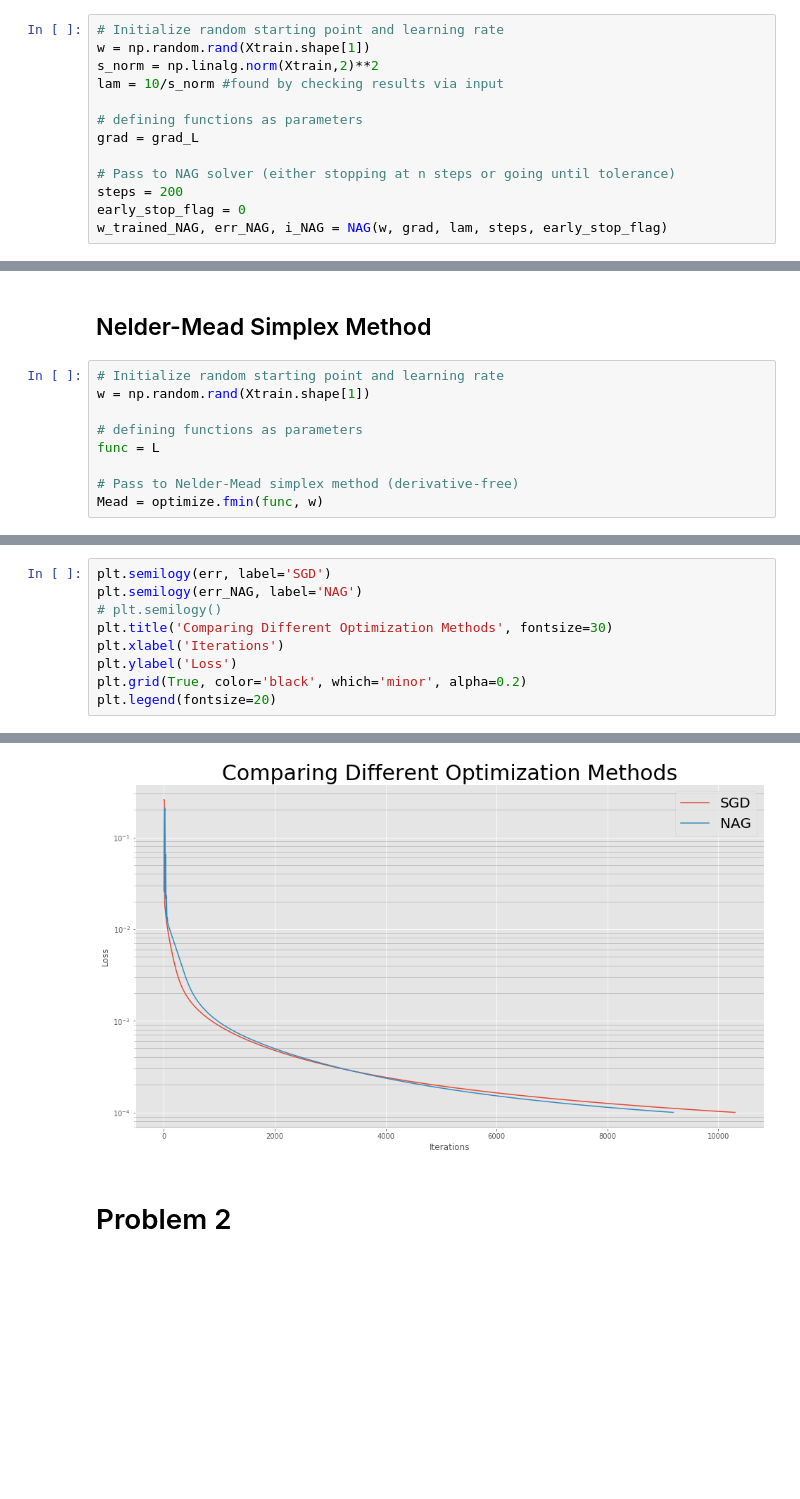
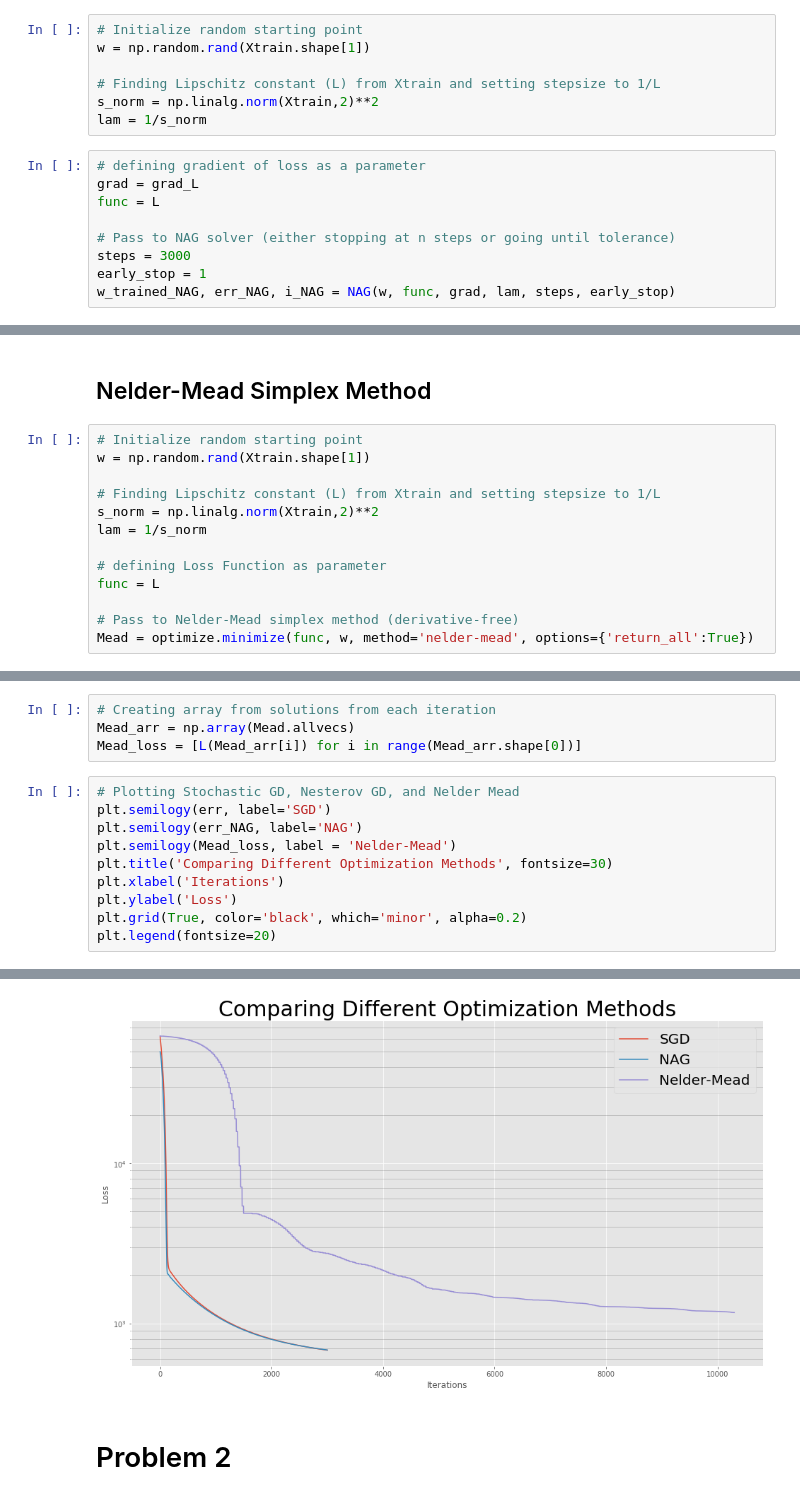
Before and after one commit to brfi3983/Advanced-Convex-Optimization, a Jupyter notebook: HW7-8/hw8.ipynb, the cells around one changed output, grey strips where cells are left out. Saved outputs shown, nothing was run; the diff lists cells and outputs as text; blank space fills up the shorter version.

```diff
--- a/HW7-8/hw8.ipynb
+++ b/HW7-8/hw8.ipynb
@@ -155,14 +161,17 @@ def NAG(x_0, grad_f, lam, steps, early_stop_flag):
+# %%
+# Initialize random starting point
+w = np.random.rand(Xtrain.shape[1])
+
+# Finding Lipschitz constant (L) from Xtrain and setting stepsize to 1/L
+s_norm = np.linalg.norm(Xtrain,2)**2
+lam = 1/s_norm
 # %%
-# Initialize random starting point and learning rate
-w = np.random.rand(Xtrain.shape[1])
-s_norm = np.linalg.norm(Xtrain,2)**2
-lam = 10/s_norm #found by checking results via input
-
-# defining functions as parameters
+# defining gradient of loss as a parameter
 grad = grad_L
+func = L
 
 # Pass to NAG solver (either stopping at n steps or going until tolerance)
-steps = 200
-early_stop_flag = 0
-w_trained_NAG, err_NAG, i_NAG = NAG(w, grad, lam, steps, early_stop_flag)
+steps = 3000
+early_stop = 1
+w_trained_NAG, err_NAG, i_NAG = NAG(w, func, grad, lam, steps, early_stop)
 # %% [output]
@@ -178,11 +180,15 @@ Step: 9000 | Error: 0.00010187387149237896
 # %% [markdown]
 ## Nelder-Mead Simplex Method
 # %%
-# Initialize random starting point and learning rate
+# Initialize random starting point
 w = np.random.rand(Xtrain.shape[1])
 
-# defining functions as parameters
+# Finding Lipschitz constant (L) from Xtrain and setting stepsize to 1/L
+s_norm = np.linalg.norm(Xtrain,2)**2
+lam = 1/s_norm
+
+# defining Loss Function as parameter
 func = L
 
 # Pass to Nelder-Mead simplex method (derivative-free)
-Mead = optimize.fmin(func, w)
+Mead = optimize.minimize(func, w, method='nelder-mead', options={'return_all':True})
@@ -191,14 +195,19 @@ Warning: Maximum number of function evaluations has been exceeded.
+# %%
+# Creating array from solutions from each iteration
+Mead_arr = np.array(Mead.allvecs)
+Mead_loss = [L(Mead_arr[i]) for i in range(Mead_arr.shape[0])]
 # %%
+# Plotting Stochastic GD, Nesterov GD, and Nelder Mead
 plt.semilogy(err, label='SGD')
 plt.semilogy(err_NAG, label='NAG')
-# plt.semilogy()
+plt.semilogy(Mead_loss, label = 'Nelder-Mead')
 plt.title('Comparing Different Optimization Methods', fontsize=30)
 plt.xlabel('Iterations')
 plt.ylabel('Loss')
 plt.grid(True, color='black', which='minor', alpha=0.2)
 plt.legend(fontsize=20)
 # %% [output]
 <matplotlib.legend.Legend at 0x...>
-[figure, old version]
+[figure, new version]
 # %% [markdown]
 # Problem 2
```
Also changed, not shown: parts of 24 cells of this notebook, 3 other files.
